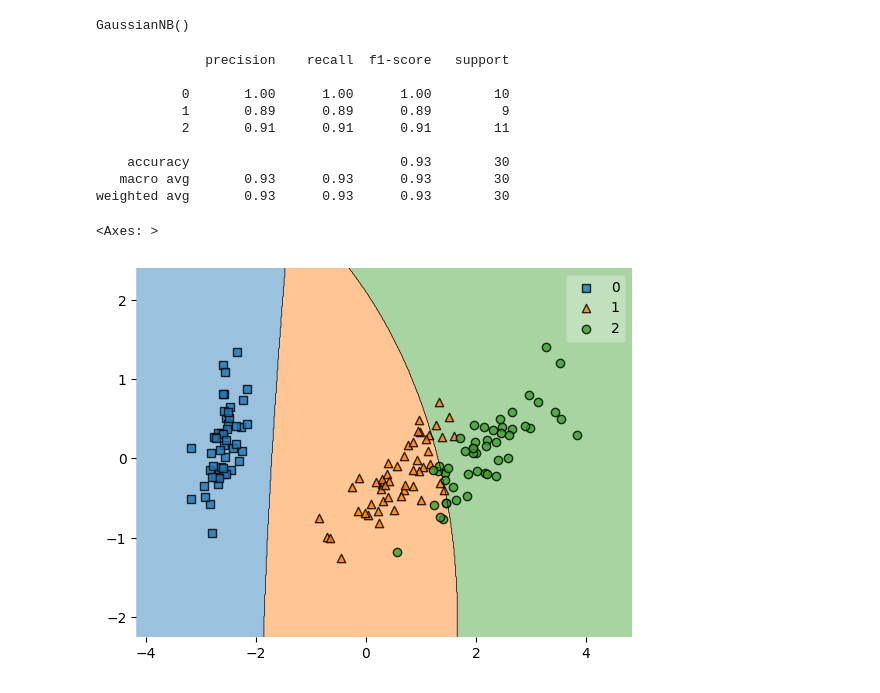
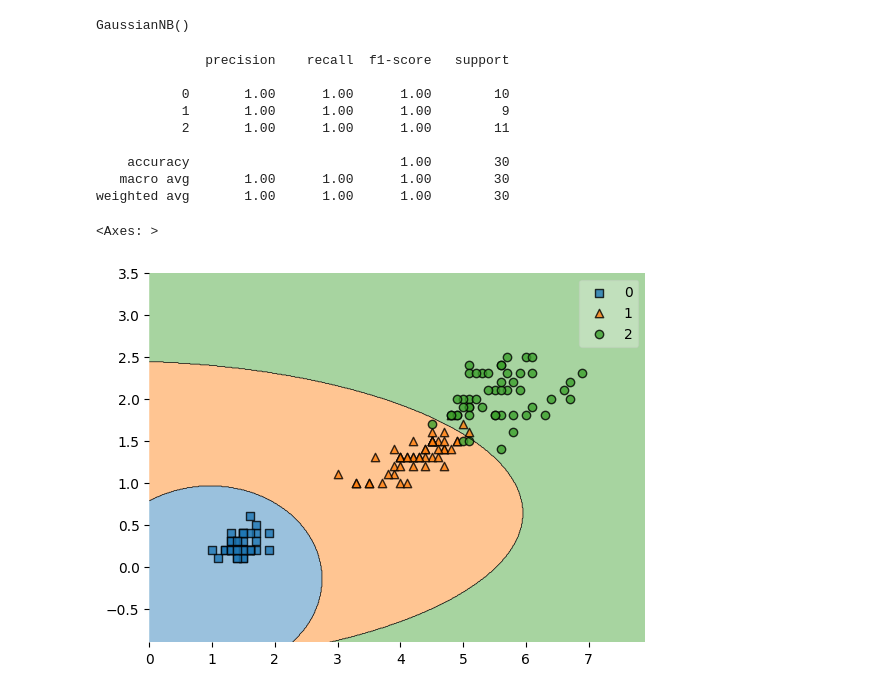
Before and after one commit to Sanmeet007/data-viz, a Jupyter notebook: assignment-7.ipynb, the cells around one changed output. Cells and saved outputs as stored; diff of their text form; code cells hidden in the pictures.

```diff
--- a/assignment-7.ipynb
+++ b/assignment-7.ipynb
@@ -13,7 +27,7 @@ X_ = pd.DataFrame(X , columns=iris.)
 from sklearn.model_selection import train_test_split
 # %%
 X_train, X_test, y_train, y_test = train_test_split(
-    X, y, test_size=0.2, random_state=42
+    X[:, [2, 3]], y, test_size=0.2, random_state=42
 )
 # %%
 from sklearn.naive_bayes import GaussianNB
@@ -31,16 +45,16 @@ print(classification_report(y_test, y_pred))
               precision    recall  f1-score   support
 
            0       1.00      1.00      1.00        10
-           1       0.89      0.89      0.89         9
-           2       0.91      0.91      0.91        11
+           1       1.00      1.00      1.00         9
+           2       1.00      1.00      1.00        11
 
-    accuracy                           0.93        30
-   macro avg       0.93      0.93      0.93        30
-weighted avg       0.93      0.93      0.93        30
+    accuracy                           1.00        30
+   macro avg       1.00      1.00      1.00        30
+weighted avg       1.00      1.00      1.00        30
 # %%
 from mlxtend.plotting import plot_decision_regions
 # %%
-plot_decision_regions(X, y, nb)
+plot_decision_regions(X[:,[2,3]], y, nb)
 # %% [output]
 <Axes: >
-[figure, old version]
+[figure, new version]
```
Also changed, not shown: parts of 4 cells of this notebook.
